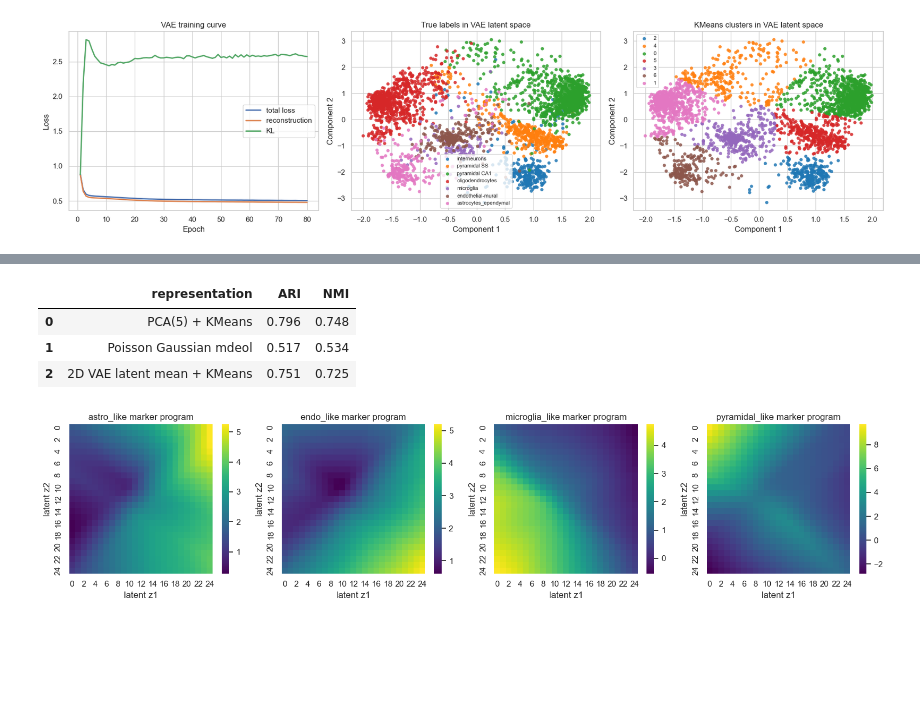
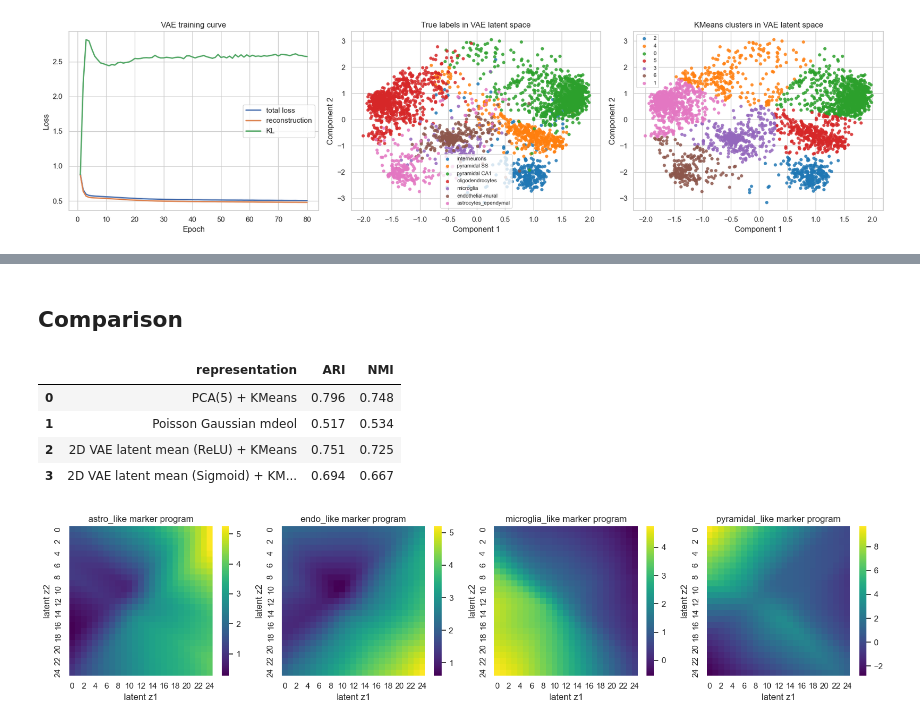
Before and after one commit to nikita-jaya/gene-expression-project, a Jupyter notebook: gene-expression-code.ipynb, the cells around one changed output, grey strips where cells are left out. Cells and saved outputs as stored; diff of their text form; code cells hidden in the pictures; blank space fills up the shorter version.

```diff
--- a/gene-expression-code.ipynb
+++ b/gene-expression-code.ipynb
@@ -220,5 +259,5 @@ clusters = bgm.predict(pois_x)
 # %%
-bgm_ari = adjusted_rand_score(hidden_labels, clusters)
-bgm_nmi = normalized_mutual_info_score(hidden_labels, clusters)
-print(f"GMM: ARI = {pca_ari:.3f}, NMI = {pca_nmi:.3f}")
+pmm_ari = adjusted_rand_score(hidden_labels, clusters)
+pmm_nmi = normalized_mutual_info_score(hidden_labels, clusters)
+print(f"GMM: ARI = {pmm_ari:.3f}, NMI = {pmm_nmi:.3f}")
 # %% [output]
@@ -331,0 +353,11 @@ VAE + KMeans: ARI = 0.751, NMI = 0.725
+# %%
+# Train the VAE on x with specified hyperparameters and unpack the three return values
+vae, latent_mean, history = train_vae(x, activation = nn.ReLU, hidden_dim=64, latent_dim=2, beta=0.01, epochs=80)
+# Cluster the 2D latent means into 4 clusters using KMeans with 50 random initialisations for stability
+vae_kmeans = KMeans(n_clusters=7, n_init=50, random_state=SEED).fit_predict(latent_mean)
+
+vae1_ari = adjusted_rand_score(hidden_labels, vae_kmeans)          # Compute ARI: measures cluster-to-true-label agreement (1.0 = perfect)
+vae1_nmi = normalized_mutual_info_score(hidden_labels, vae_kmeans) # Compute NMI: measures shared information between clusters and true labels (1.0 = perfect)
+
+print(f"VAE + KMeans: ARI = {vae1_ari:.3f}, NMI = {vae1_nmi:.3f}") # Print both metrics rounded to 3 decimal places
+history.tail()  # Display the last 5 rows of training history to inspect convergence
@@ -349,0 +392,11 @@ plt.show()
+# %%
+# Train the VAE on x with specified hyperparameters and unpack the three return values
+vae, latent_mean, history = train_vae(x, activation = nn.Sigmoid, hidden_dim=64, latent_dim=2, beta=0.01, epochs=80)
+# Cluster the 2D latent means into 4 clusters using KMeans with 50 random initialisations for stability
+vae_kmeans = KMeans(n_clusters=7, n_init=50, random_state=SEED).fit_predict(latent_mean)
+
+vae2_ari = adjusted_rand_score(hidden_labels, vae_kmeans)          # Compute ARI: measures cluster-to-true-label agreement (1.0 = perfect)
+vae2_nmi = normalized_mutual_info_score(hidden_labels, vae_kmeans) # Compute NMI: measures shared information between clusters and true labels (1.0 = perfect)
+
+print(f"VAE + KMeans: ARI = {vae2_ari:.3f}, NMI = {vae2_nmi:.3f}") # Print both metrics rounded to 3 decimal places
+history.tail()  # Display the last 5 rows of training history to inspect convergence
@@ -350,30 +429,38 @@ plt.show()
+# %% [markdown]
+## Comparison
 # %%
 comparison = pd.DataFrame(
     [
         {
             "representation": "PCA(5) + KMeans",
             "ARI": pca_ari,
             "NMI": pca_nmi,
         },
         {
             "representation": "Poisson Gaussian mdeol",
-            "ARI": bgm_ari,
-            "NMI": bgm_nmi,
+            "ARI": pmm_ari,
+            "NMI": pmm_nmi,
         },
         {
-            "representation": "2D VAE latent mean + KMeans",
-            "ARI": vae_ari,
-            "NMI": vae_nmi,
+            "representation": "2D VAE latent mean (ReLU) + KMeans",
+            "ARI": vae1_ari,
+            "NMI": vae1_nmi,
+        },
+        {
+            "representation": "2D VAE latent mean (Sigmoid) + KMeans",
+            "ARI": vae2_ari,
+            "NMI": vae2_nmi,
         },
     ]
 ).round(3)
 
 comparison
 # %% [output]
 |  | representation | ARI | NMI |
 | 0 | PCA(5) + KMeans | 0.796 | 0.748 |
 | 1 | Poisson Gaussian mdeol | 0.517 | 0.534 |
-| 2 | 2D VAE latent mean + KMeans | 0.751 | 0.725 |
+| 2 | 2D VAE latent mean (ReLU) + KMeans | 0.751 | 0.725 |
+| 3 | 2D VAE latent mean (Sigmoid) + KM... | 0.694 | 0.667 |
 # %%
 def plot_marker_landscapes(model, scaler, selected_gene_idx, marker_blocks, names):
     with torch.no_grad():
```
Also changed, not shown: parts of 14 cells of this notebook.
